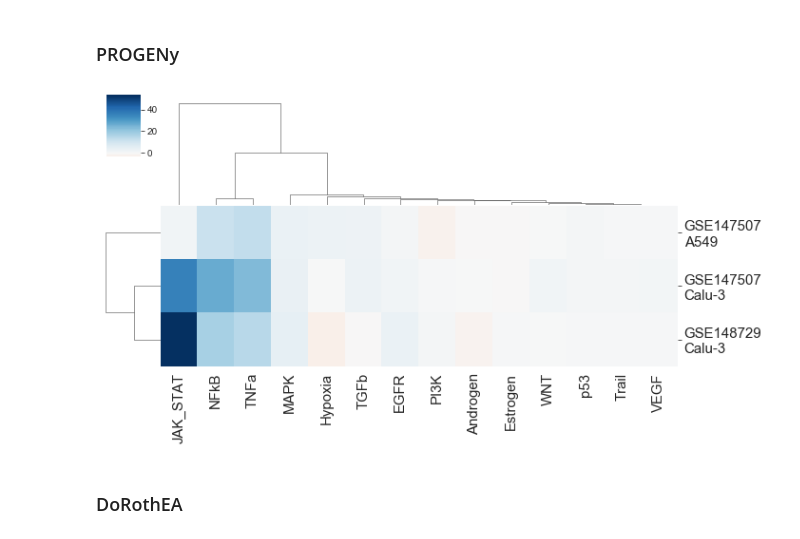
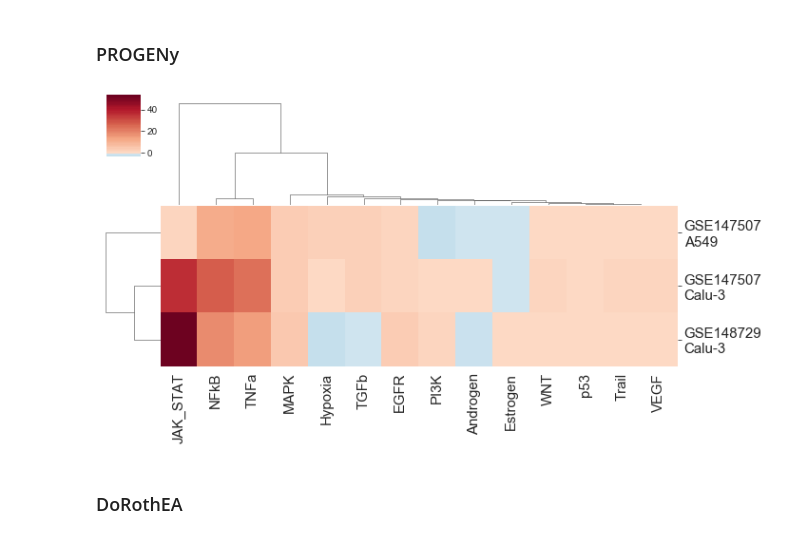
Before and after one commit to comp-sys-pharm/SARS-CoV-2-cholesterol, a Jupyter notebook: notebooks/2_Functional_analysis_of_virus_and_drug_signatures.ipynb, the cells around one changed output. Drawn from its saved outputs; the diff is of its cells as text; code cells hidden in the pictures.

Commit message:
change color palette and remove commented lines

```diff
--- a/notebooks/2_Functional_analysis_of_virus_and_drug_signatures.ipynb
+++ b/notebooks/2_Functional_analysis_of_virus_and_drug_signatures.ipynb
@@ -58,14 +56,16 @@ virus_pathways = pd.read_csv('../results/microarray_and_rnaseq_progeny_z_biocond
 # %%
 virus_pathways = virus_pathways[samples]
 virus_pathways.columns = ['GSE147507 A549', 'GSE147507 Calu-3', 'GSE148729 Calu-3']
+# %%
+custom_palette_vh = sns.color_palette("RdBu_r", 120)[:48] + sns.color_palette("RdBu_r", 120)[72:]
 # %%
-g = sns.clustermap(virus_pathways.T,cmap=custom_palette, figsize=(10,5), dendrogram_ratio=(.1, .4), center = 0)
+g = sns.clustermap(virus_pathways.T,cmap=custom_palette_vh, figsize=(10,5), dendrogram_ratio=(.1, .4), center = 0)
 g.ax_heatmap.set_xticklabels(g.ax_heatmap.get_xmajorticklabels(), fontsize = 15)
 g.ax_heatmap.set_yticklabels((textwrap.fill(y.get_text(), 9) for y in g.ax_heatmap.get_ymajorticklabels()),
                              fontsize = 15)
 plt.show()
 # %% [output]
-[figure, old version]
+[figure, new version]
 # %% [markdown]
 ### DoRothEA
 # %%
```
Also changed, not shown: parts of 8 cells of this notebook, 2 other files.
